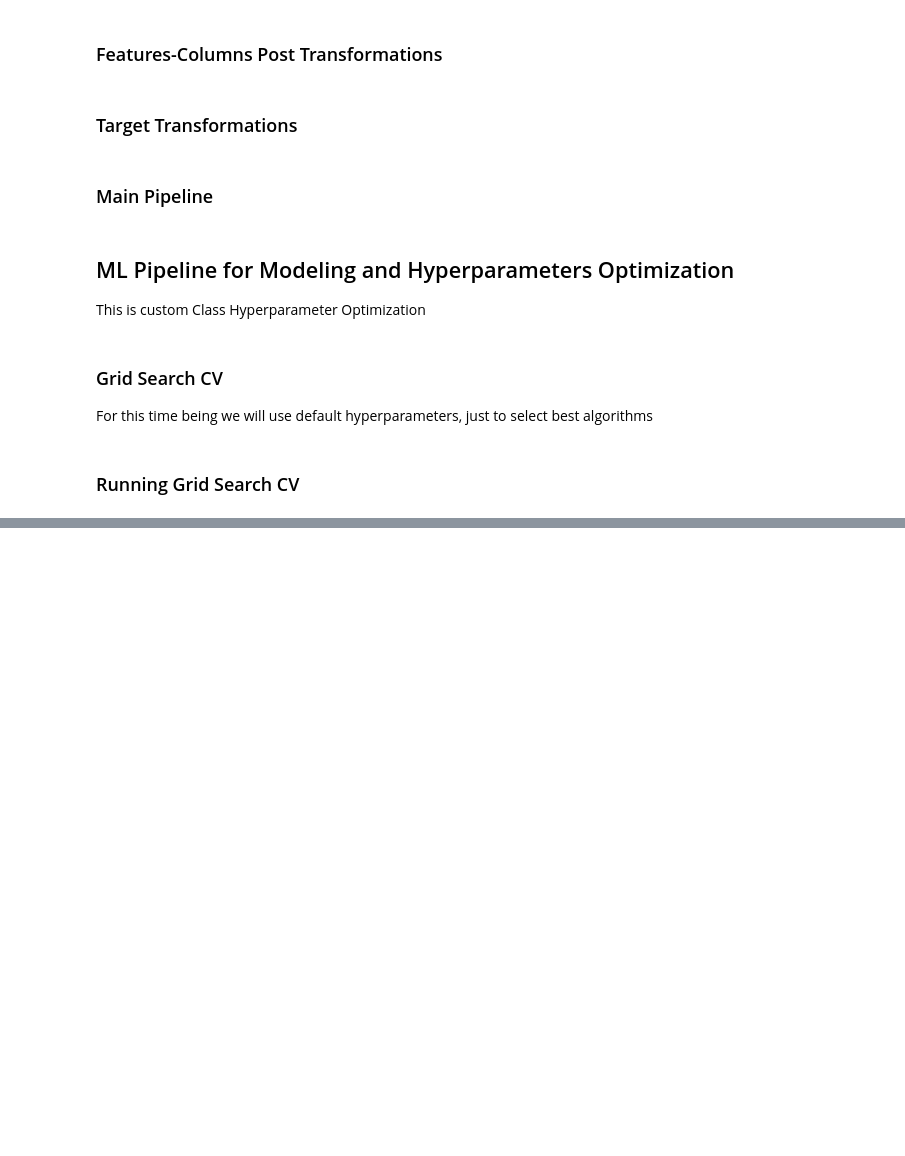
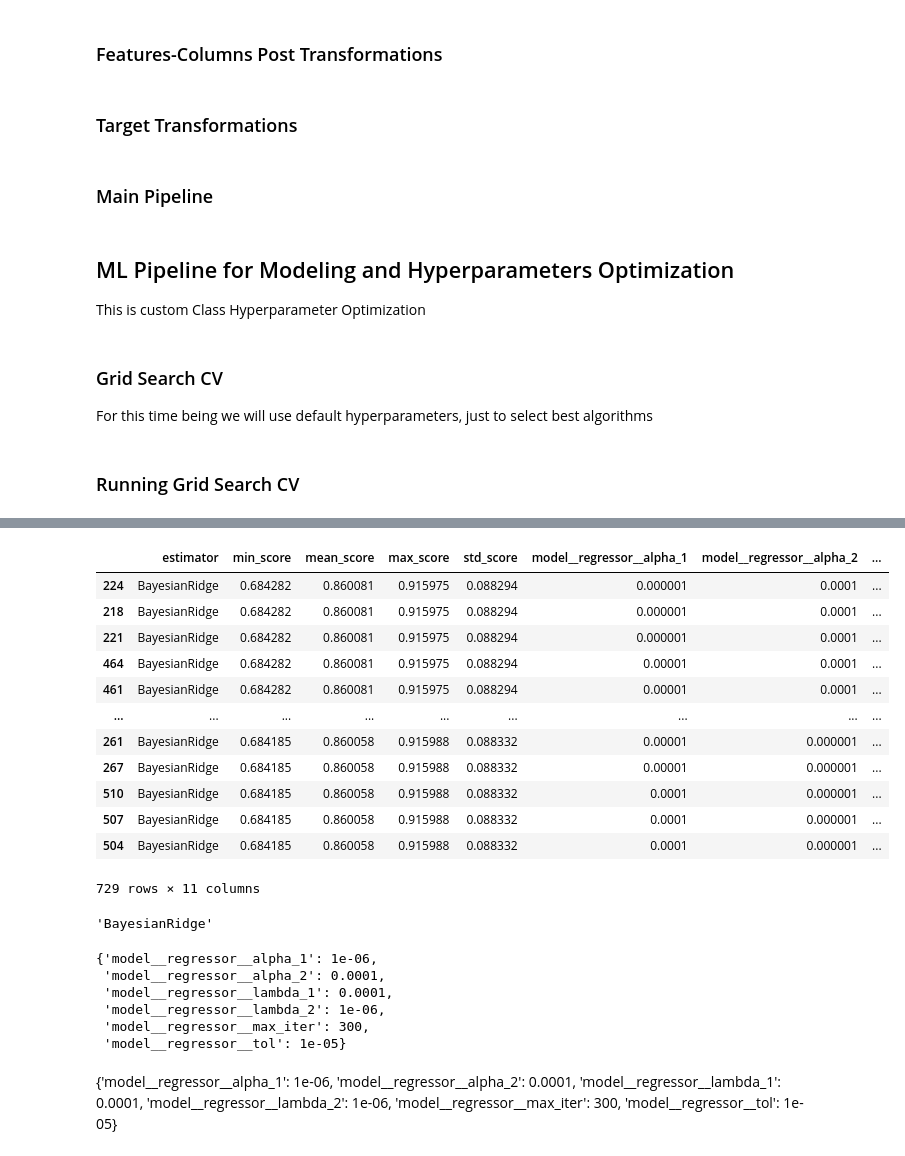
Before and after one commit to Tomosius/heritage_houses_p5, a Jupyter notebook: jupyter_notebooks/09_Modeling_and_Evaluation_hypothesis_3.ipynb, the cells around one changed output, grey strips where cells are left out. Saved outputs shown, nothing was run; the diff lists cells and outputs as text; code cells hidden in the pictures; blank space fills up the shorter version.

```diff
--- a/jupyter_notebooks/09_Modeling_and_Evaluation_hypothesis_3.ipynb
+++ b/jupyter_notebooks/09_Modeling_and_Evaluation_hypothesis_3.ipynb
@@ -492,13 +535,13 @@ from sklearn.cross_decomposition import PLSRegression
 linear_models = {
     'LinearRegression': LinearRegression(),
     'Ridge': Ridge(),
-    'Lasso': Lasso(max_iter=100000),  # Increased max_iter
-    'ElasticNet': ElasticNet(max_iter=100000),  # Similarly increase max_iter
+    'Lasso': Lasso(max_iter=100000),
+    'ElasticNet': ElasticNet(),
     'BayesianRidge': BayesianRidge(),
     'QuantileRegressor': QuantileRegressor(),
     'RANSACRegressor': RANSACRegressor(),
     'PLSRegression': PLSRegression(),
-    'HuberRegressor': HuberRegressor(),
+    'HuberRegressor': HuberRegressor(max_iter=1000),
     'TheilSenRegressor': TheilSenRegressor()
 }
 
@@ -521,15 +564,15 @@ gradient_boosting_models = {
 
 # Support Vector Machines
 svm_models = {
-    'SVR': SVR(max_iter=100000),
-    'NuSVR': NuSVR(max_iter=100000),
+    'SVR': SVR(),
+    'NuSVR': NuSVR(),
     'LinearSVR': LinearSVR(max_iter=100000)
 }
 
 # Nearest Neighbors
 nearest_neighbors_models = {
     'KNeighborsRegressor': KNeighborsRegressor(),
-    #'RadiusNeighborsRegressor': RadiusNeighborsRegressor()
+    'RadiusNeighborsRegressor': RadiusNeighborsRegressor(radius=20.0) # Uncomment if needed
 }
 
 # Bayesian Methods
@@ -542,7 +585,7 @@ models_quick_search = {
     **linear_models,
     **tree_based_models,
     **gradient_boosting_models,
-    #**svm_models,
+    **svm_models,
     **nearest_neighbors_models,
     **bayesian_models
 }
@@ -637,0 +653,19 @@ We need testing them, even they show high score, it does not mean they can be go
+# %%
+from sklearn.linear_model import BayesianRidge
+
+# Define the models
+models_tune_search_bayesianridge = {
+    "BayesianRidge": BayesianRidge(),
+}
+
+# Define the parameter grid with appropriate settings
+params_tune_search_bayesianridge = {
+    "BayesianRidge": {
+        'model__regressor__max_iter': [300, 600, 1000],  # Number of iterations for convergence. Increasing iterations can improve accuracy but increase computation time.
+        'model__regressor__tol': [1e-3, 1e-4, 1e-5],  # Tolerance for the stopping criteria. Lower values lead to more precise convergence but longer training times.
+        'model__regressor__alpha_1': [1e-6, 1e-5, 1e-4],  # Hyperparameter for the alpha parameter (prior distribution). Controls regularization strength; lower values reduce overfitting.
+        'model__regressor__alpha_2': [1e-6, 1e-5, 1e-4],  # Hyperparameter for the alpha parameter (prior distribution). Controls regularization strength; lower values reduce overfitting.
+        'model__regressor__lambda_1': [1e-6, 1e-5, 1e-4],  # Hyperparameter for the lambda parameter (prior distribution). Controls regularization strength for weight precision; lower values reduce overfitting.
+        'model__regressor__lambda_2': [1e-6, 1e-5, 1e-4],  # Hyperparameter for the lambda parameter (prior distribution). Controls regularization strength for weight precision; lower values reduce overfitting.
+    }
+}
@@ -637,0 +694,17 @@ We need testing them, even they show high score, it does not mean they can be go
+# %%
+models_tune_summary_br, models_tune_pipelines_br = search_tuned_br.score_summary(sort_by='mean_score')
+models_tune_summary_br
+# %% [output]
+|  | estimator | min_score | mean_score | max_score | std_score | model__regressor__alpha_1 | model__regressor__alpha_2 | ... |
+| 224 | BayesianRidge | 0.684282 | 0.860081 | 0.915975 | 0.088294 | 0.000001 | 0.0001 | ... |
+| 218 | BayesianRidge | 0.684282 | 0.860081 | 0.915975 | 0.088294 | 0.000001 | 0.0001 | ... |
+| 221 | BayesianRidge | 0.684282 | 0.860081 | 0.915975 | 0.088294 | 0.000001 | 0.0001 | ... |
+| 464 | BayesianRidge | 0.684282 | 0.860081 | 0.915975 | 0.088294 | 0.00001 | 0.0001 | ... |
+| 461 | BayesianRidge | 0.684282 | 0.860081 | 0.915975 | 0.088294 | 0.00001 | 0.0001 | ... |
+| ... | ... | ... | ... | ... | ... | ... | ... | ... |
+| 261 | BayesianRidge | 0.684185 | 0.860058 | 0.915988 | 0.088332 | 0.00001 | 0.000001 | ... |
+| 267 | BayesianRidge | 0.684185 | 0.860058 | 0.915988 | 0.088332 | 0.00001 | 0.000001 | ... |
+| 510 | BayesianRidge | 0.684185 | 0.860058 | 0.915988 | 0.088332 | 0.0001 | 0.000001 | ... |
+| 507 | BayesianRidge | 0.684185 | 0.860058 | 0.915988 | 0.088332 | 0.0001 | 0.000001 | ... |
+| 504 | BayesianRidge | 0.684185 | 0.860058 | 0.915988 | 0.088332 | 0.0001 | 0.000001 | ... |
+729 rows × 11 columns
@@ -637,0 +716,26 @@ We need testing them, even they show high score, it does not mean they can be go
+# %%
+# Selecting best Model
+
+best_model_br = models_tune_summary_br.iloc[0]['estimator']
+best_model_br
+# %% [output]
+'BayesianRidge'
+# %%
+# Best parameters
+
+best_parameters_br = models_tune_pipelines_br[best_model_br].best_params_
+best_parameters_br
+# %% [output]
+{'model__regressor__alpha_1': 1e-06,
+ 'model__regressor__alpha_2': 0.0001,
+ 'model__regressor__lambda_1': 0.0001,
+ 'model__regressor__lambda_2': 1e-06,
+ 'model__regressor__max_iter': 300,
+ 'model__regressor__tol': 1e-05}
+# %% [markdown]
+{'model__regressor__alpha_1': 1e-06,
+ 'model__regressor__alpha_2': 0.0001,
+ 'model__regressor__lambda_1': 0.0001,
+ 'model__regressor__lambda_2': 1e-06,
+ 'model__regressor__max_iter': 300,
+ 'model__regressor__tol': 1e-05}
```
Also changed, not shown: parts of 24 cells of this notebook.
